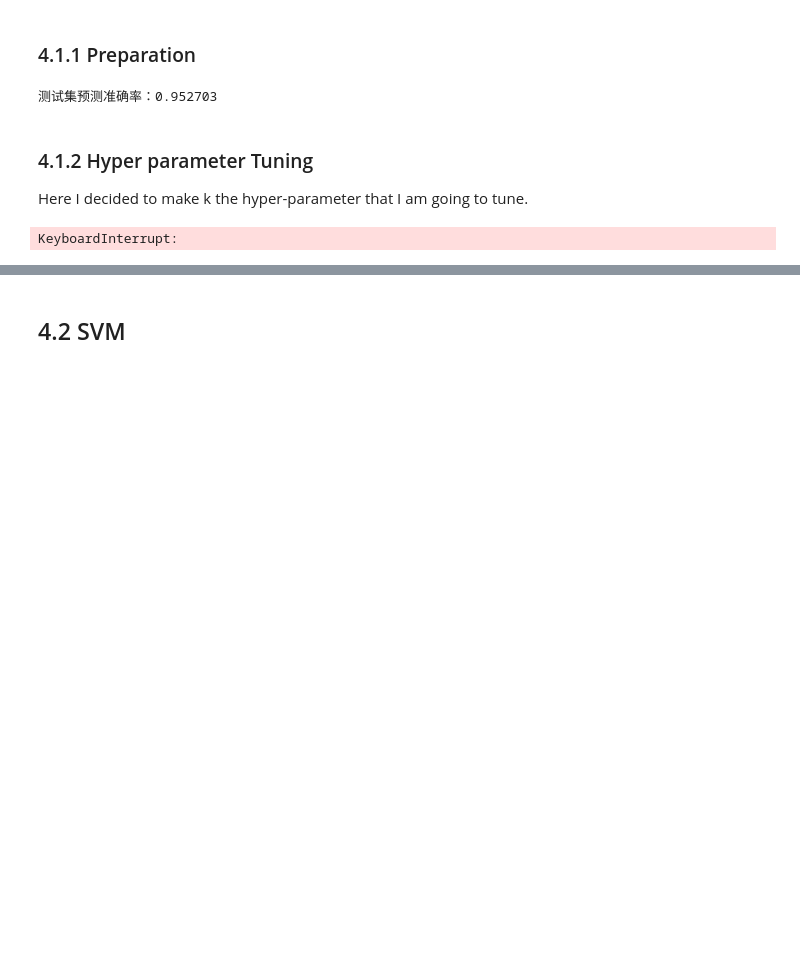
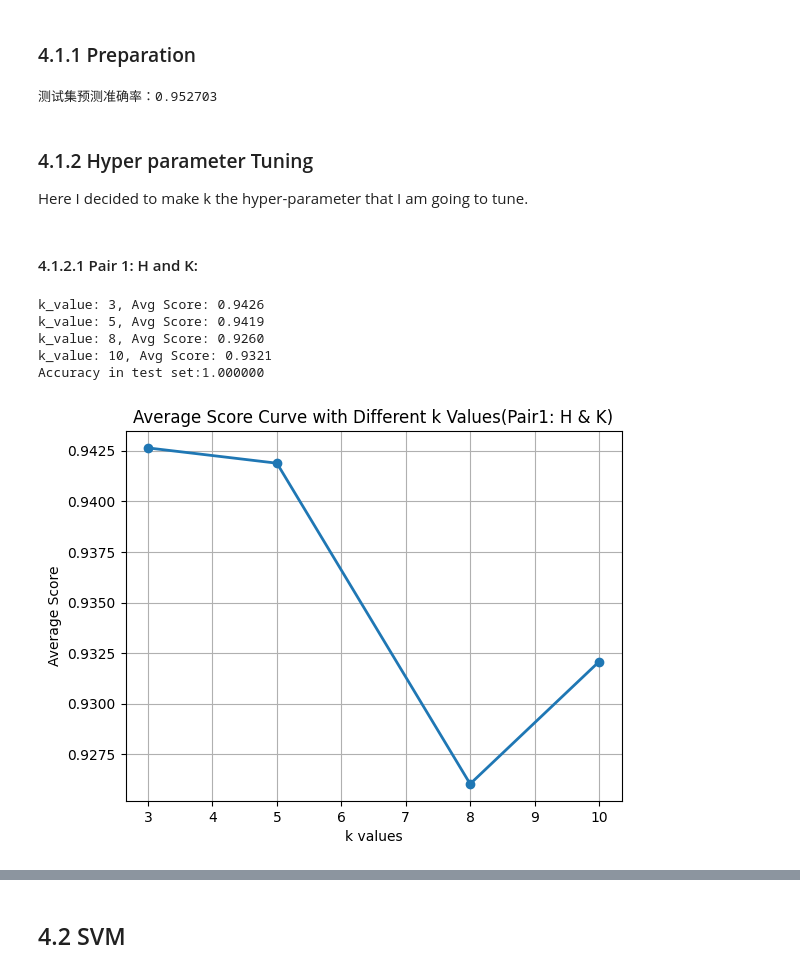
Before and after one commit to TimothiTsui/Programming-Session-2, a Jupyter notebook: LetterRecog.ipynb, the cells around one changed output, grey strips where cells are left out. Drawn from its saved outputs; the diff is of its cells as text; code cells hidden in the pictures; blank space fills up the shorter version.

```diff
--- a/LetterRecog.ipynb
+++ b/LetterRecog.ipynb
@@ -129,11 +210,6 @@ Here I decided to make k the hyper-parameter that I am going to tune.
+# %% [markdown]
+#### 4.1.2.1 Pair 1: H and K:
 # %%
-import numpy as np
-
-# Define the range of parameters to tune
-k_values = [3, 5, 8, 10]
-
-# Define the number of folds for k-fold cross-validation
-k = 5
 
 # Shuffle the data
 indices = np.random.permutation(len(HK_X_train))
@@ -156,32 +232,47 @@ for i in range(k):
 
     # Train and evaluate the model for each k value
     for k_val in k_values:
         # Create a KNearestNeighbor model
         knn = KNearestNeighbor(k=k_val)
 
         # Train the model on the training set
         knn.train(training_features.reset_index(drop=True), training_labels.reset_index(drop=True))
 
         # Evaluate the model on the validation set and record the score
         y_pred = knn.predict(validation_features)
         score = np.mean(y_pred == validation_labels)
         scores.append(score)
 
 # Compute the average score across all folds for each k value
 avg_scores = []
 for i in range(len(k_values)):
     k_scores = scores[i::len(k_values)]
     avg_score = np.mean(k_scores)
     avg_scores.append(avg_score)
+    print("k_value: {}, Avg Score: {:.4f}".format(k_values[i], avg_score))
+
 
 # Find the best k value and train the final model on the entire training set
 best_k = k_values[np.argmax(avg_scores)]
 final_knn = KNearestNeighbor(k=best_k)
 final_knn.train(HK_X_train, HK_y_train)
 
 # Evaluate the final model on the test set
 y_pred = final_knn.predict(HK_X_test)
 acc = np.mean(y_pred == HK_y_test)
-print('测试集预测准确率：%f' % acc)
+print('Accuracy in test set:%f' % acc)
+
+# Plot the average score curve with different k values
+plt.plot(k_values, avg_scores, marker='o', linestyle='-', linewidth=2)
+plt.xlabel('k values')
+plt.ylabel('Average Score')
+plt.title('Average Score Curve with Different k Values(Pair1: H & K)')
+plt.grid(True)
+plt.show()
 # %% [output]
-KeyboardInterrupt:
+k_value: 3, Avg Score: 0.9426
+k_value: 5, Avg Score: 0.9419
+k_value: 8, Avg Score: 0.9260
+k_value: 10, Avg Score: 0.9321
+Accuracy in test set:1.000000
+[figure, added]
```
Also changed, not shown: parts of 103 cells of this notebook, 19 other files.
